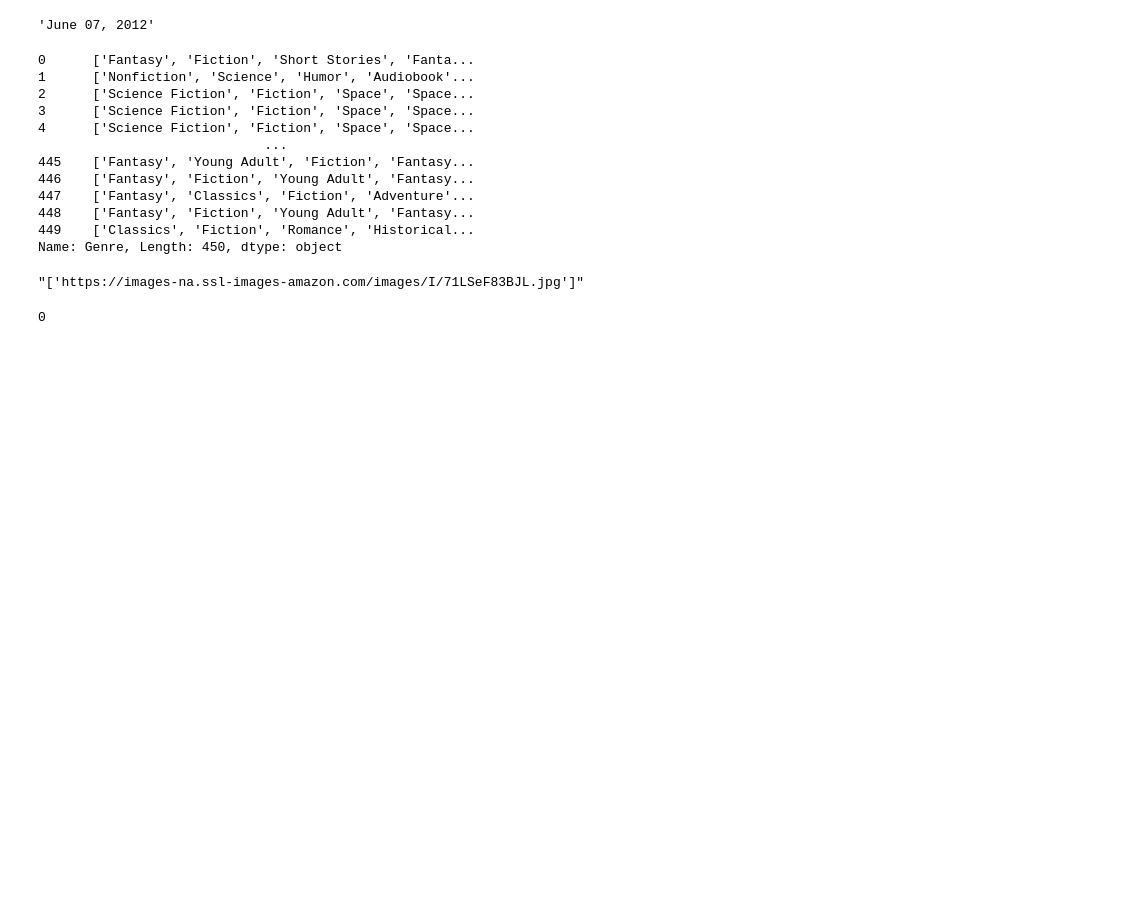
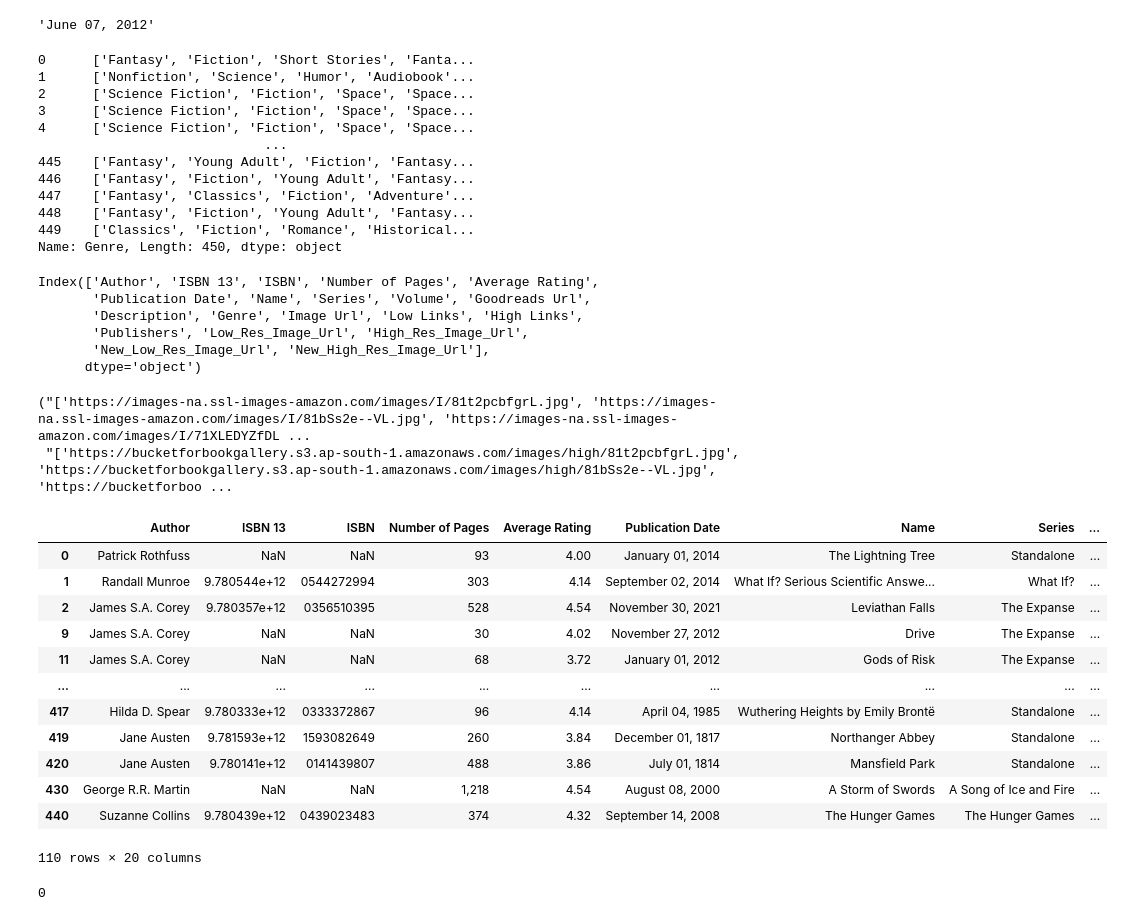
Before and after one commit to Hari31416/Book-Gallery, a Jupyter notebook: Python/Creating_JSON.ipynb, the cells around one changed output. Saved outputs shown, nothing was run; the diff lists cells and outputs as text; code cells hidden in the pictures; blank space fills up the shorter version.

Commit message:
Useing s3 bucket to store images

```diff
--- a/Python/Creating_JSON.ipynb
+++ b/Python/Creating_JSON.ipynb
@@ -201,10 +201,38 @@ df["Genre"]
 448    ['Fantasy', 'Fiction', 'Young Adult', 'Fantasy...
 449    ['Classics', 'Fiction', 'Romance', 'Historical...
 Name: Genre, Length: 450, dtype: object
+# %%
+df["Description"] = df["Description"].apply(lambda x: f"""{str(x)}""")
+# %%
+df.columns
+# %% [output]
+Index(['Author', 'ISBN 13', 'ISBN', 'Number of Pages', 'Average Rating',
+       'Publication Date', 'Name', 'Series', 'Volume', 'Goodreads Url',
+       'Description', 'Genre', 'Image Url', 'Low Links', 'High Links',
+       'Publishers', 'Low_Res_Image_Url', 'High_Res_Image_Url',
+       'New_Low_Res_Image_Url', 'New_High_Res_Image_Url'],
+      dtype='object')
+# %%
+df["High Links"][10], df["New_High_Res_Image_Url"][10]
+# %% [output]
+("['https://images-na.ssl-images-amazon.com/images/I/81t2pcbfgrL.jpg', 'https://images-na.ssl-images-amazon.com/images/I/81bSs2e--VL.jpg', 'https://images-na.ssl-images-amazon.com/images/I/71XLEDYZfDL ...
+ "['https://bucketforbookgallery.s3.ap-south-1.amazonaws.com/images/high/81t2pcbfgrL.jpg', 'https://bucketforbookgallery.s3.ap-south-1.amazonaws.com/images/high/81bSs2e--VL.jpg', 'https://bucketforboo ...
 # %%
-df["High Links"][5]
+df[df["High Links"].isna()]
 # %% [output]
+|  | Author | ISBN 13 | ISBN | Number of Pages | Average Rating | Publication Date | Name | Series | ... |
+| 0 | Patrick Rothfuss | NaN | NaN | 93 | 4.00 | January 01, 2014 | The Lightning Tree | Standalone | ... |
+| 1 | Randall Munroe | 9.780544e+12 | 0544272994 | 303 | 4.14 | September 02, 2014 | What If? Serious Scientific Answe... | What If? | ... |
+| 2 | James S.A. Corey | 9.780357e+12 | 0356510395 | 528 | 4.54 | November 30, 2021 | Leviathan Falls | The Expanse | ... |
+| 9 | James S.A. Corey | NaN | NaN | 30 | 4.02 | November 27, 2012 | Drive | The Expanse | ... |
+| 11 | James S.A. Corey | NaN | NaN | 68 | 3.72 | January 01, 2012 | Gods of Risk | The Expanse | ... |
+| ... | ... | ... | ... | ... | ... | ... | ... | ... | ... |
+| 417 | Hilda D. Spear | 9.780333e+12 | 0333372867 | 96 | 4.14 | April 04, 1985 | Wuthering Heights by Emily Brontë | Standalone | ... |
+| 419 | Jane Austen | 9.781593e+12 | 1593082649 | 260 | 3.84 | December 01, 1817 | Northanger Abbey | Standalone | ... |
+| 420 | Jane Austen | 9.780141e+12 | 0141439807 | 488 | 3.86 | July 01, 1814 | Mansfield Park | Standalone | ... |
+| 430 | George R.R. Martin | NaN | NaN | 1,218 | 4.54 | August 08, 2000 | A Storm of Swords | A Song of Ice and Fire | ... |
+| 440 | Suzanne Collins | 9.780439e+12 | 0439023483 | 374 | 4.32 | September 14, 2008 | The Hunger Games | The Hunger Games | ... |
-"['https://images-na.ssl-images-amazon.com/images/I/71LSeF83BJL.jpg']"
+110 rows × 20 columns
 # %%
 df["High Links"].fillna(value="['https://images-na.ssl-images-amazon.com/images/I/21-kmLZ9t0L.jpg', 'https://d1lp72kdku3ux1.cloudfront.net/title_instance/8db/small/612711.jpg']", inplace=True)
 # %%
```
Also changed, not shown: parts of 5 cells of this notebook, 20 other files.
